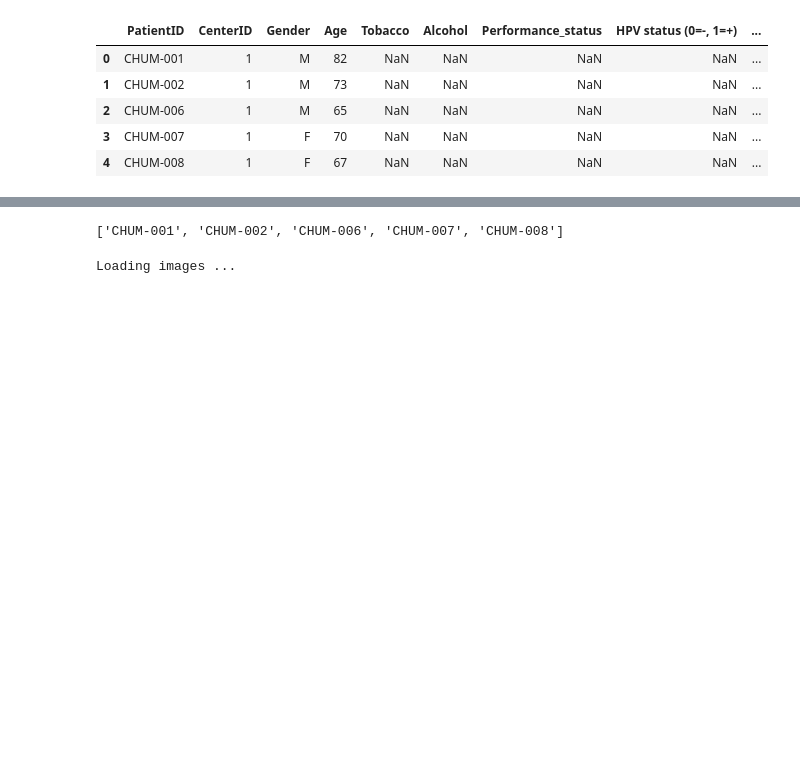
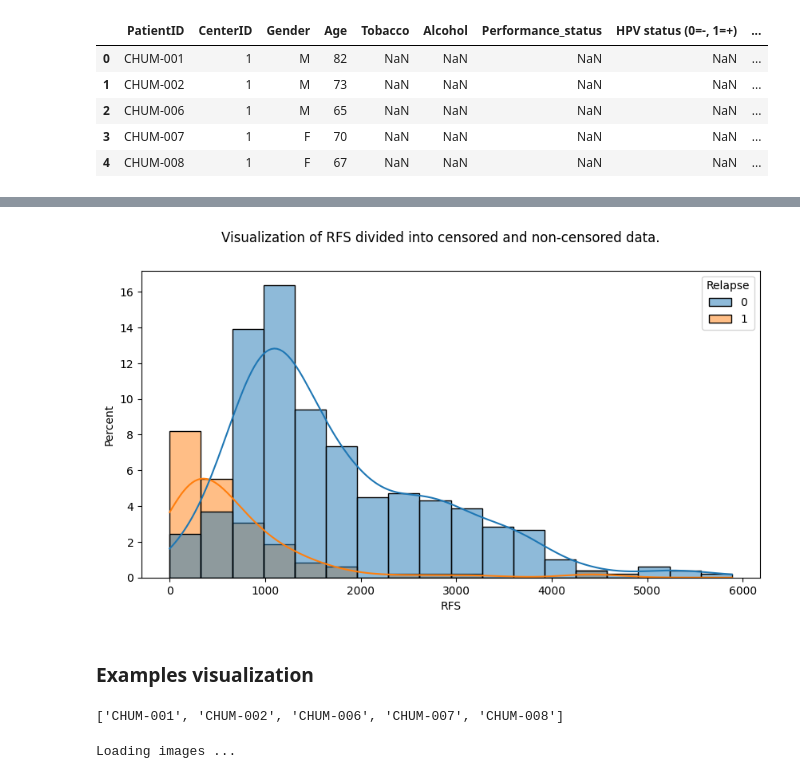
Before and after one commit to jbindaAI/HECKTOR, a Jupyter notebook: data_preparation.ipynb, the cells around one changed output, grey strips where cells are left out. Saved outputs shown, nothing was run; the diff lists cells and outputs as text; code cells hidden in the pictures; blank space fills up the shorter version.

```diff
--- a/data_preparation.ipynb
+++ b/data_preparation.ipynb
@@ -35,3 +80,25 @@ clinical_df.head()
+# %%
+import matplotlib.pyplot as plt
+import seaborn as sns
+
+fig, ax = plt.subplots(1, 1, figsize=(10, 5))
+
+# Distribution of RFS.
+sns.histplot(endpoint,
+             x="RFS",
+             kde=True,
+             bins=18,
+             stat="percent",
+             ax=ax,
+             hue="Relapse")
+
+plt.suptitle("Visualization of RFS divided into censored and non-censored data.")
+
+plt.show()
+# %% [output]
+[figure, added]
+# %% [markdown]
+### Examples visualization
 # %%
 # Extracting patients IDs:
 ids = clinical_df['PatientID'].to_list()
```
Also changed, not shown: parts of 20 cells of this notebook, 11 other files.
